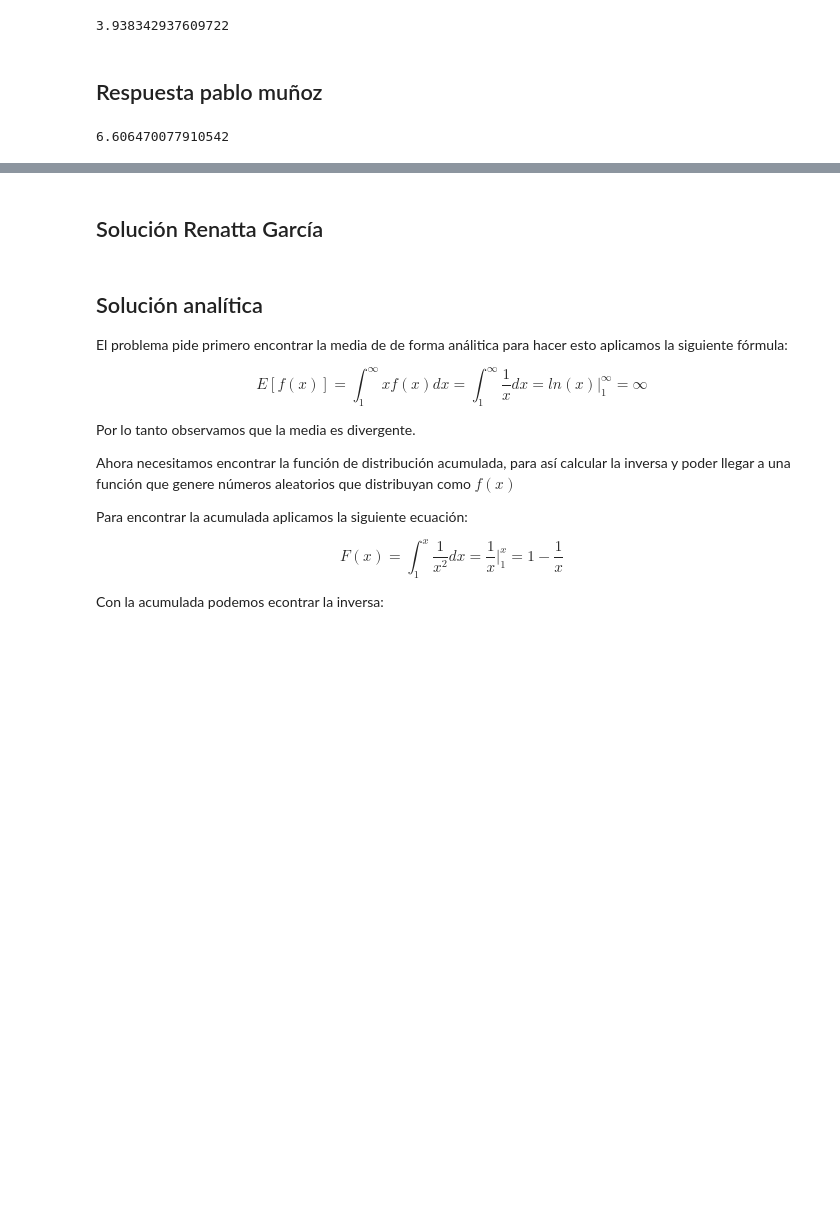
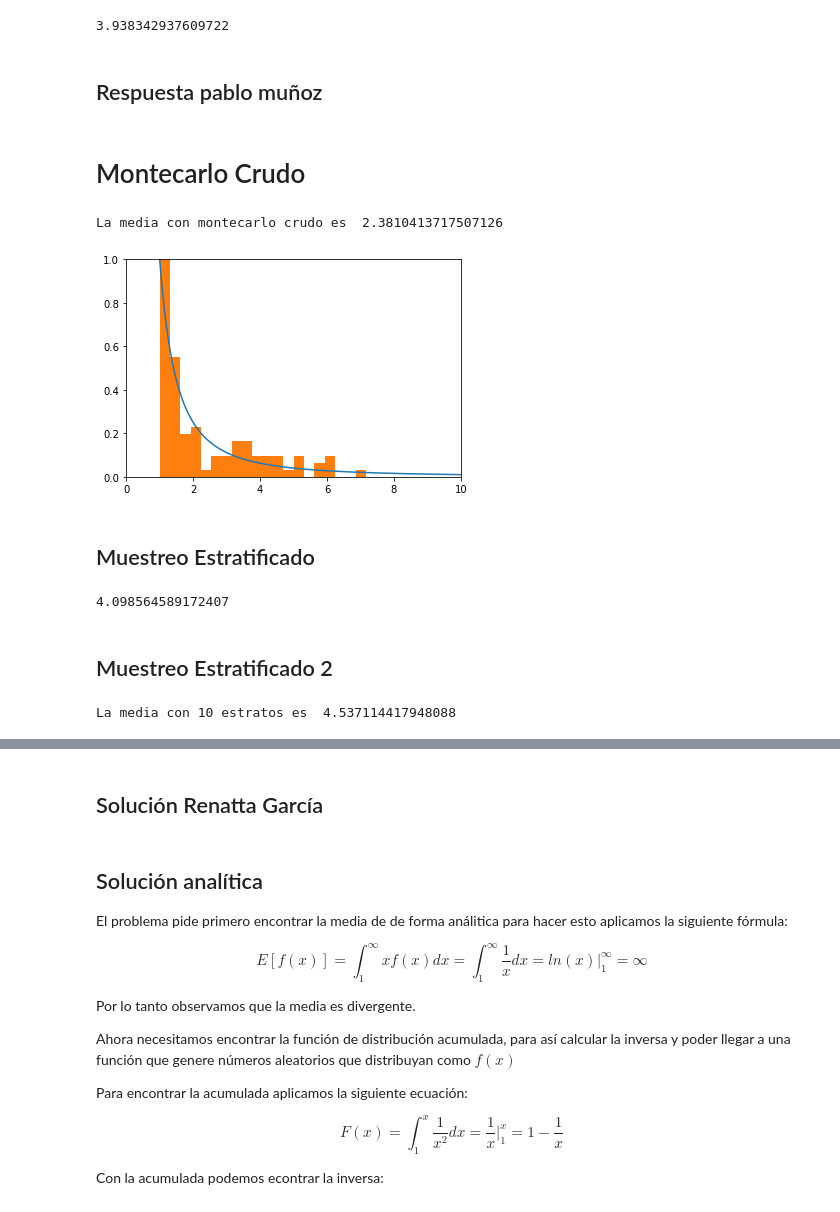
Before and after one commit to danielabenavides/Tareas_simproc_benavides_garcia_munoz, a Jupyter notebook: Tarea8.ipynb, the cells around one changed output, grey strips where cells are left out. Drawn from its saved outputs; the diff is of its cells as text; code cells hidden in the pictures; blank space fills up the shorter version.

```diff
--- a/Tarea8.ipynb
+++ b/Tarea8.ipynb
@@ -103 +105,25 @@ np.mean(muestras2)
+# %% [markdown]
+# Montecarlo Crudo
+# %%
+#Se integra dentro de los parametro (1 a x)
+fx =lambda x: 1/x**2
+f_inv = lambda u: 1/(1-u)
+
+N=100
+u=np.random.uniform(0,0.9,N)
+monte_c=f_inv(u).mean()
+print("La media con montecarlo crudo es ", monte_c)
+# %% [output]
+La media con montecarlo crudo es  2.3810413717507126
+# %%
+x = np.arange(1,N,0.01)
+plt.plot(x,1/(x*x))
+plt.hist(f_inv(u), bins=20, density=True)
+plt.ylim(0,1)
+plt.xlim(0,10)
+plt.show()
+# %% [output]
+[figure, added]
+# %% [markdown]
+## Muestreo Estratificado
 # %%
@@ -109,8 +135,25 @@ def estrat_espaciado(B):
+# %%
+np.random.seed(10)
+r1 = np.random.uniform(0,0.6,3)
+r2 = np.random.uniform(0.6,0.9,3)
+r3 = np.random.uniform(0.9,1,4)
+r  = [r1,r2,r3]
+m  = range(len(r))  # Cantidad de estratos
+w  = [1/2,1,4]
+xi = list(map(f_inv,r))
+respuesta = list(map(lambda wi,xi:xi/wi,w,xi))
+
+respuesta = np.concatenate(respuesta)
+Respuestas=respuesta.mean()
+Respuestas
+# %% [output]
+4.098564589172407
+# %% [markdown]
+## Muestreo Estratificado 2
 # %%
-np.random.seed(10)
-
-u = estrat_espaciado(N)
-f_inv(u).mean()
+np.random.seed(100)
+u = estratificado_espaciado(10)
+print("La media con 10 estratos es ",f_inv(u).mean())
 # %% [output]
-6.606470077910542
+La media con 10 estratos es  4.537114417948088
 # %% [markdown]
```
Also changed, not shown: parts of 6 cells of this notebook.
